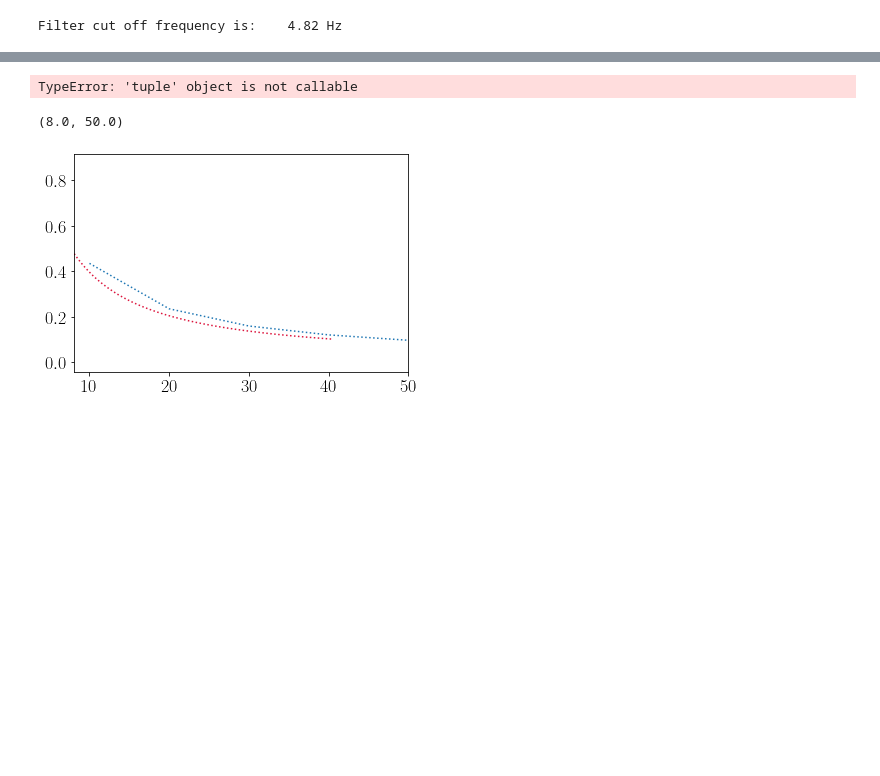
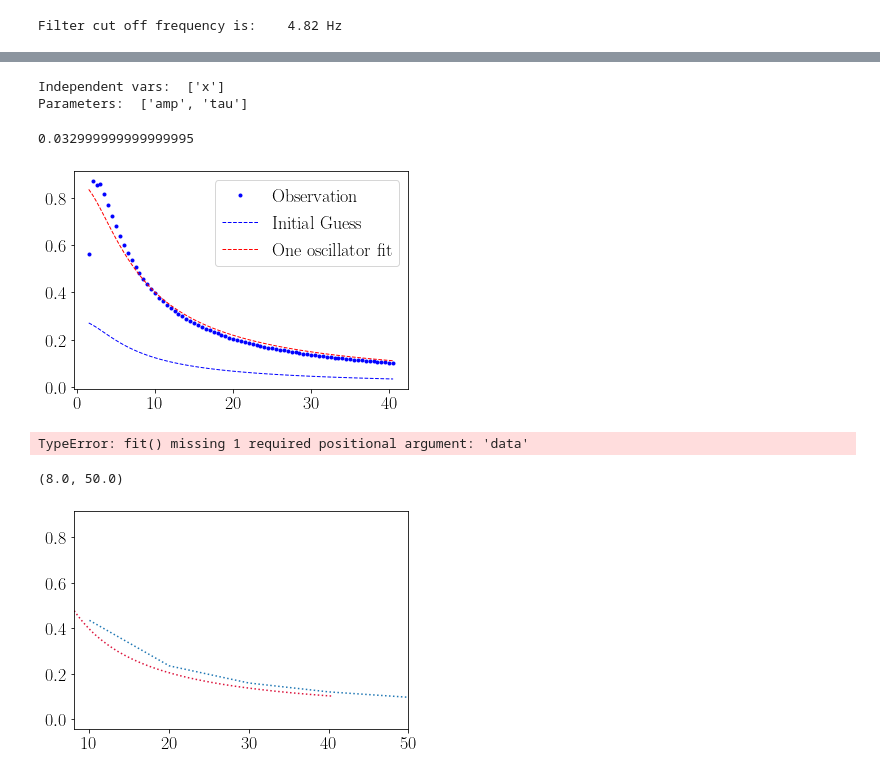
Before and after one commit to aaronkebede/PHY220, a Jupyter notebook: project-one/v2/Fitting Function.ipynb, the cells around one changed output, grey strips where cells are left out. Cells and saved outputs as stored; diff of their text form; code cells hidden in the pictures; blank space fills up the shorter version.

```diff
--- a/project-one/v2/Fitting Function.ipynb
+++ b/project-one/v2/Fitting Function.ipynb
@@ -61,13 +79,45 @@ Filter cut off frequency is:    4.82 Hz
+# %%
+def Amplitude_of_Filter(x,amp,tau):
+    lfa_amplitude=amp/np.sqrt(1+(2*np.pi*tau*x)**2)
+    return lfa_amplitude
+# %%
+model = Model(Amplitude_of_Filter)
+# %%
+print ("Independent vars: ", model.independent_vars) #print out to confirm what we just did
+print ("Parameters: ", model.param_names)
+# %% [output]
+Independent vars:  ['x']
+Parameters:  ['amp', 'tau']
+# %%
+p = Parameters()
+p.add_many(('amp', 0.2835276329113924, True, 0, 0.870365, None), # params for first fit,
+           ('tau', 0.032999999999999995, True, None, None, None))
+# %%
+tau
+# %% [output]
+0.032999999999999995
+# %%
+result = model.fit(lfa_amplitude, x=lfa_frequency, params=p, weights = None )
+# %%
+plt.figure(1)
+plt.plot(lfa_frequency,lfa_amplitude,'b.', label="Observation")
+plt.plot(lfa_frequency, result.init_fit, 'b--', label="Initial Guess", linewidth=1)
+plt.plot(lfa_frequency, result.best_fit, 'r--', label="One oscillator fit", linewidth=1)
+plt.legend()
+plt.show()
+# %% [output]
+[figure, added]
 # %%
 # Create a fitting model
 
 fit_fa = Model(Filter)
-params = Parameters()
-params.add_many(('fa_amplitude', 320, True, 0, 350, None), # params for first fit,
-                ('R', 0.00000156, False, 0, None, None)
-                ('C', 0.022e-6, False, 0, None, None))
+params_fa = Parameters()
+params_fa.add_many(('fa_amplitude', 320, True, 0, 350, None), # params for first fit,
+                ('R', 1.5e6, False, 0, None, None),
+                ('C', 2.26e-6, False, 0, None, None))
+result =Model.fit(fa_amplitude, x=fa_frequency, params=params_fa, weights = None )
 # %% [output]
-TypeError: 'tuple' object is not callable
+TypeError: fit() missing 1 required positional argument: 'data'
 # %%
 plt.plot(f,np.abs(vout_c), ls="dotted")
 plt.plot(lfa_frequency,lfa_amplitude, c="crimson", ls='dotted')
```
Also changed, not shown: parts of 4 cells of this notebook, 1 other file.
